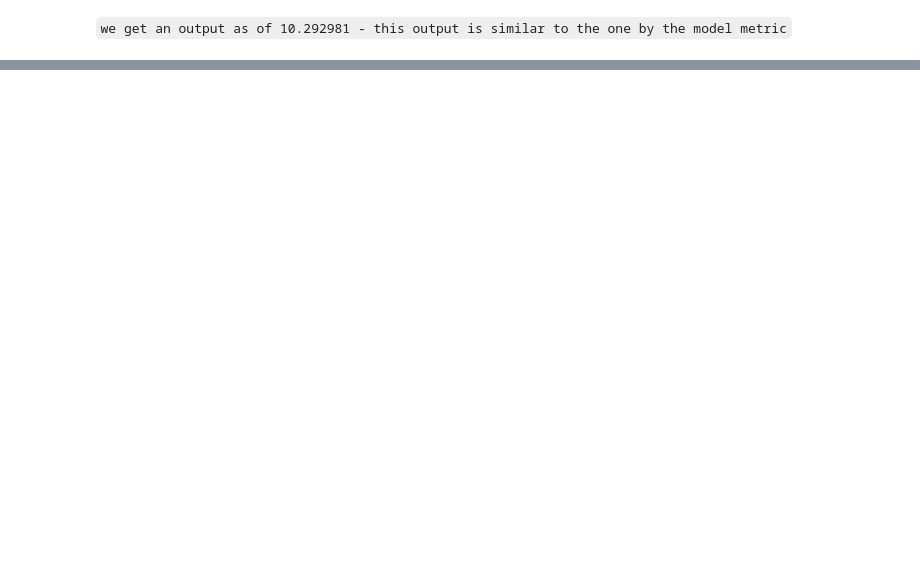
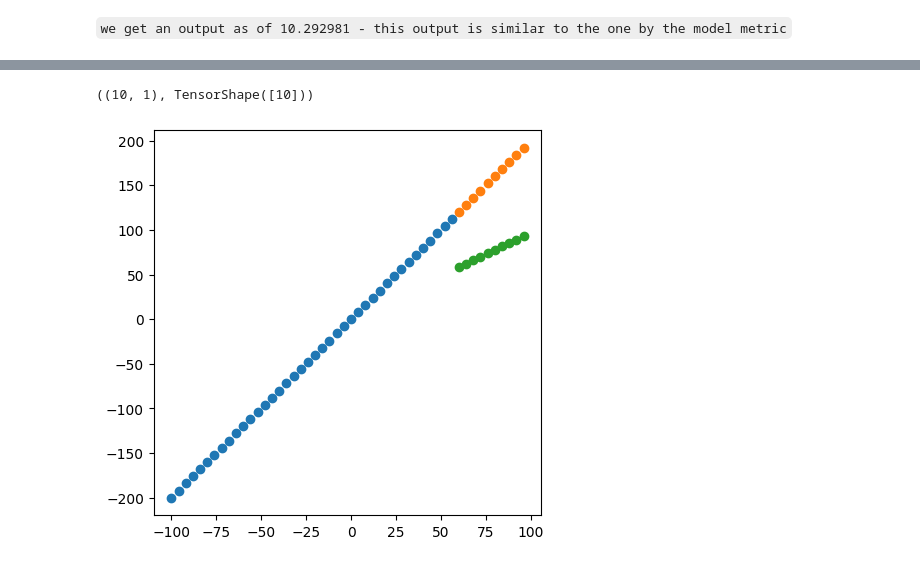
Before and after one commit to machiobrian/Night, a Jupyter notebook: reg_models.ipynb, the cells around one changed output, grey strips where cells are left out. Cells and saved outputs as stored; diff of their text form; code cells hidden in the pictures; blank space fills up the shorter version.

```diff
--- a/reg_models.ipynb
+++ b/reg_models.ipynb
@@ -439,0 +429,19 @@ loss_mse.numpy()
+# %%
+# set the random seed
+tf.random.set_seed(42)
+
+#create the model - 2Dense
+model_2 = tf.keras.Sequential(
+   [ tf.keras.layers.Dense(10, input_shape=[1]),
+    tf.keras.layers.Dense(1)]
+)
+
+# compile the model
+model_2.compile(
+    loss=tf.keras.losses.mae,
+    optimizer=tf.keras.optimizers.SGD(),
+    metrics=["mse"] #note: mse values are much higher than mae
+)
+
+# fit the model
+model_2.fit(X_train, y_train, epochs=20)
@@ -439,0 +467,4 @@ loss_mse.numpy()
+# %%
+# from function_prediction import plot_prediction
+
+y_pred_2 = model_2.predict(X_test)
@@ -439,0 +473,7 @@ loss_mse.numpy()
+# %%
+# inspect the shape:
+y_pred_2.shape, y_test.shape
+# we get [10,10] for the pred
+# a [10] for the test
+# %% [output]
+((10, 1), TensorShape([10]))
@@ -439,0 +483,4 @@ loss_mse.numpy()
+# %%
+plot_prediction(predictions=tf.squeeze(y_pred_2))
+# %% [output]
+[figure, added]
```
Also changed, not shown: parts of 22 cells of this notebook, 5 other files.
